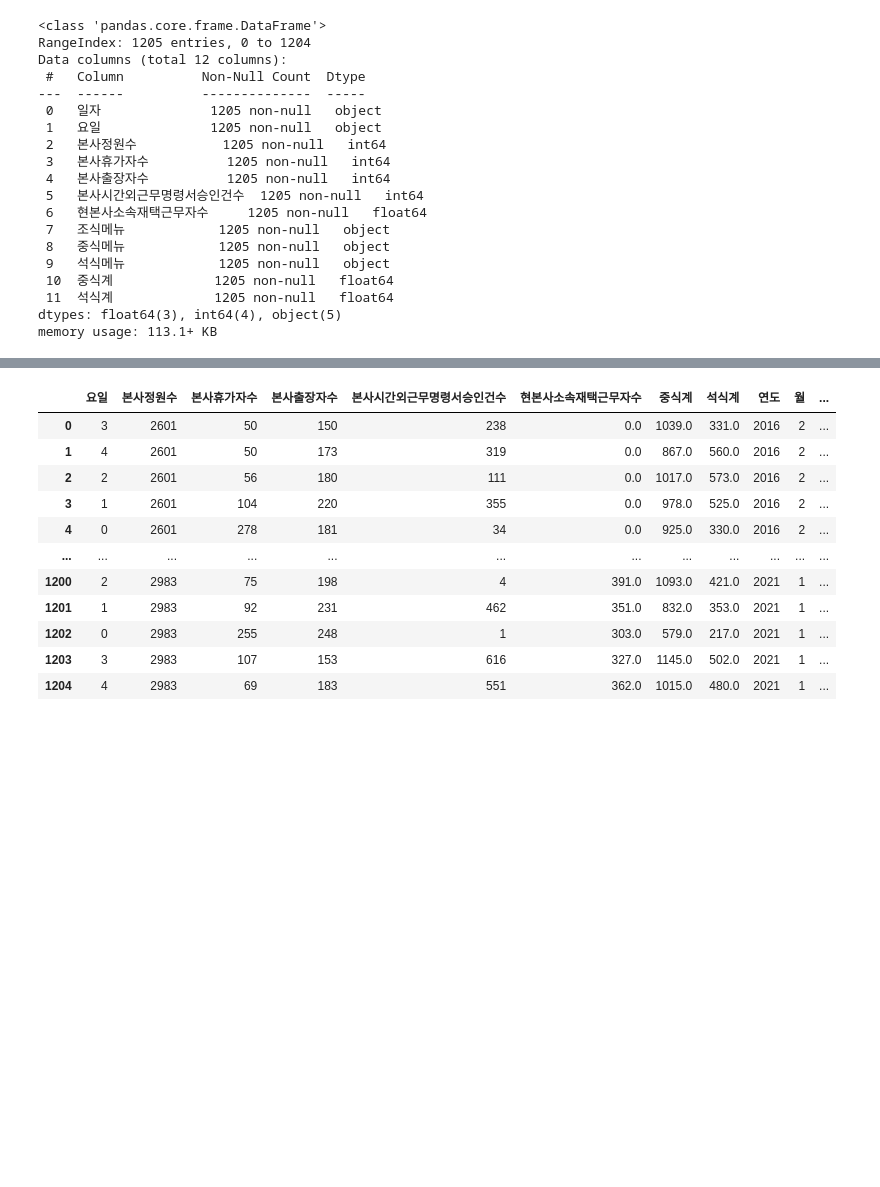
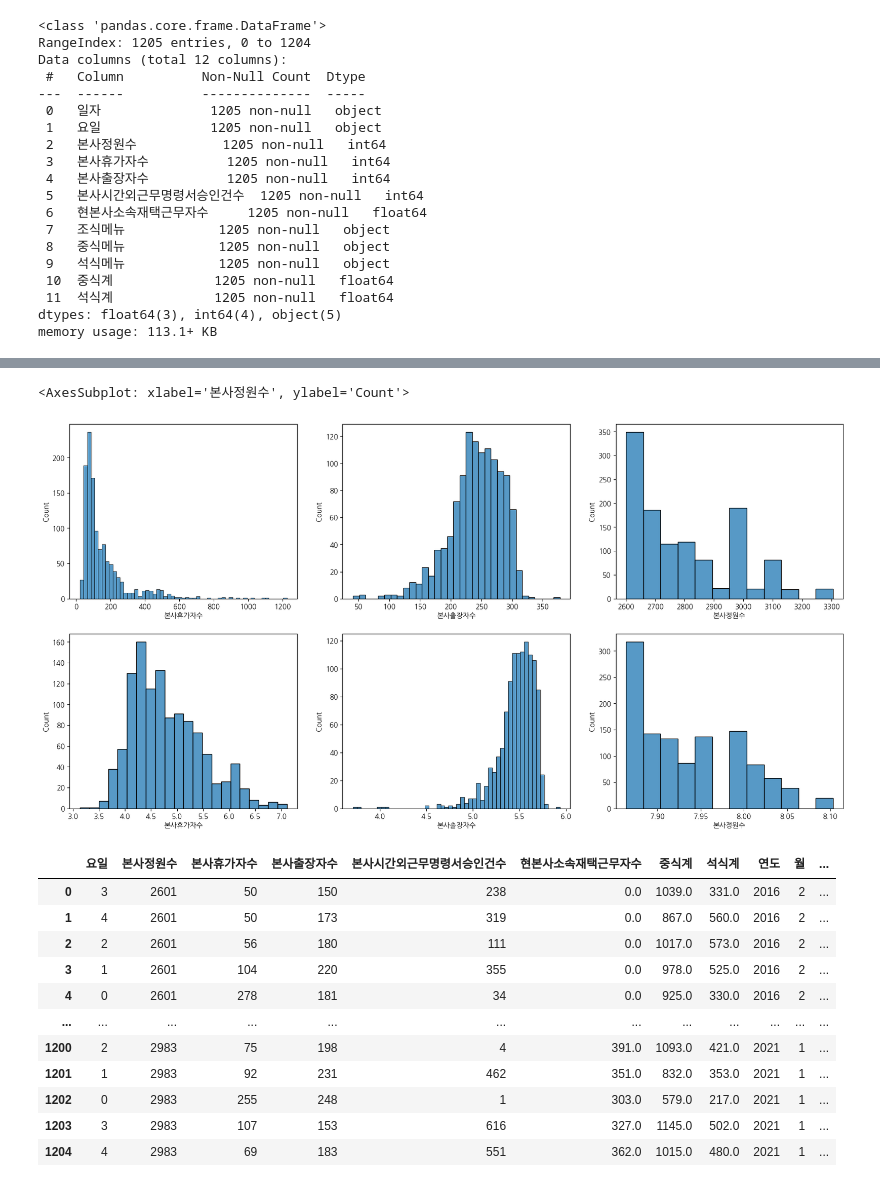
Before and after one commit to koreaTail/aiffel_git, a Jupyter notebook: gunae_kitchen_1_1.ipynb, the cells around one changed output, grey strips where cells are left out. Cells and saved outputs as stored; diff of their text form; code cells hidden in the pictures; blank space fills up the shorter version.

```diff
--- a/gunae_kitchen_1_1.ipynb
+++ b/gunae_kitchen_1_1.ipynb
@@ -342,3 +440,26 @@ ax = sns.displot(data=df['현본사소속재택근무자수'], kde=True, rug=Tru
+# %%
+plt.figure(figsize=(20,10))
+
+plt.subplot(2, 3, 1)
+sns.histplot(df['본사휴가자수'])
+
+plt.subplot(2, 3, 2)
+sns.histplot(df['본사출장자수'])
+
+plt.subplot(2, 3, 3)
+sns.histplot(df['본사정원수'])
+
+plt.subplot(2, 3, 4)
+sns.histplot(x_train['본사휴가자수'])
+
+plt.subplot(2, 3, 5)
+sns.histplot(x_train['본사출장자수'])
+
+plt.subplot(2, 3, 6)
+sns.histplot(x_train['본사정원수'])
+# %% [output]
+<AxesSubplot: xlabel='본사정원수', ylabel='Count'>
+[figure, added]
 # %%
 인트만2 = 인트만.loc[df['석식계'] != 0, :]
 인트만2
```
Also changed, not shown: parts of 15 cells of this notebook, 4 other files.
